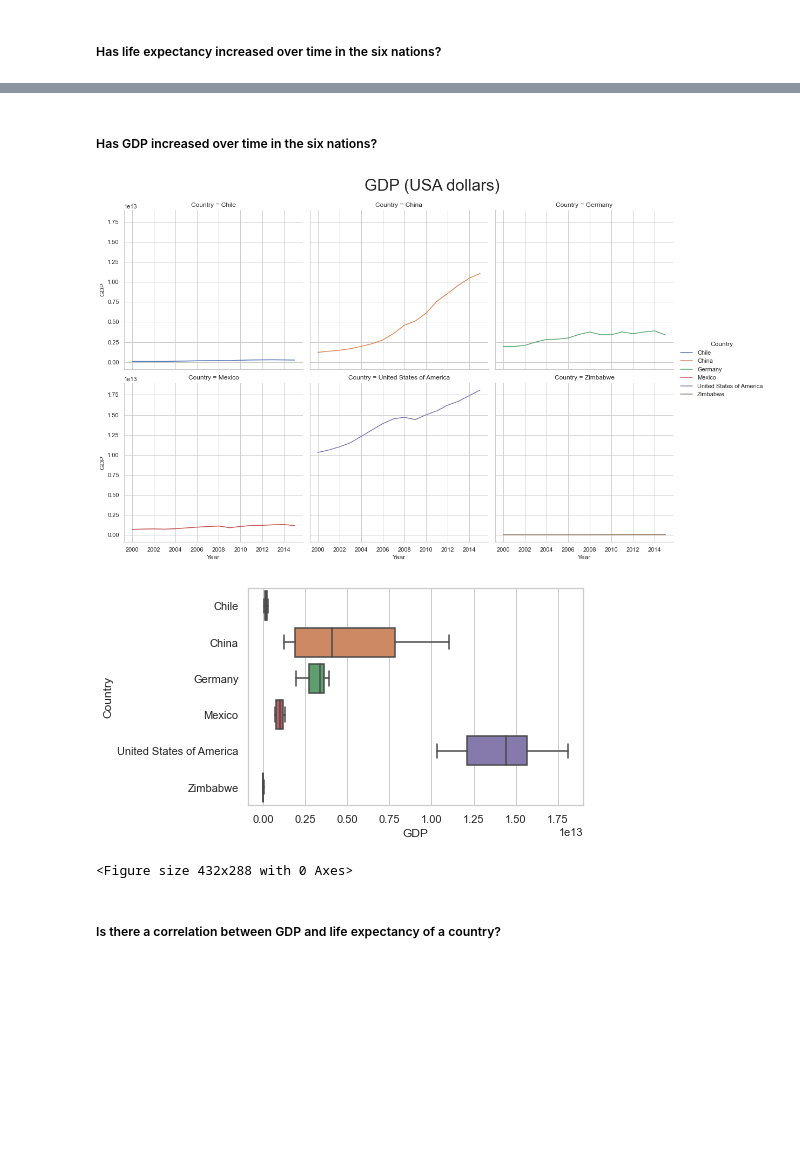
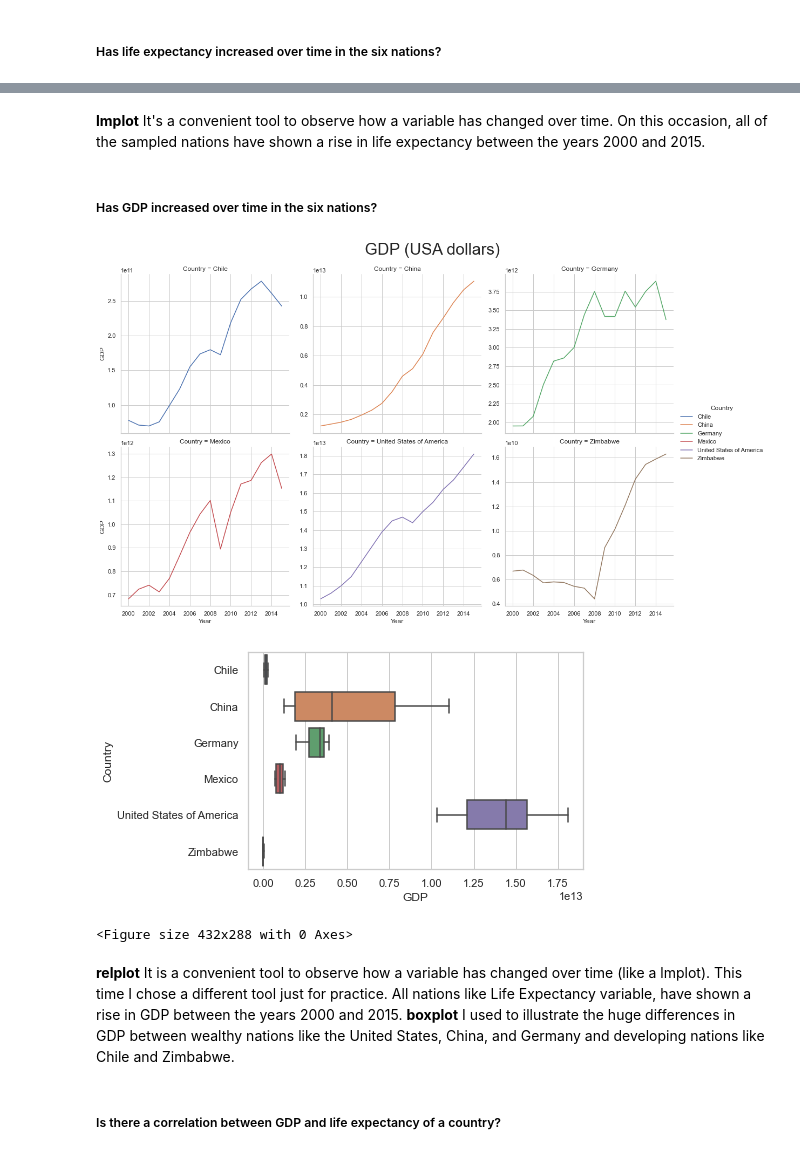
Before and after one commit to JosueLanzarote/Life-Expectancy-and-GDP, a Jupyter notebook: life_expectancy_gdp.ipynb, the cells around one changed output, grey strips where cells are left out. Saved outputs shown, nothing was run; the diff lists cells and outputs as text; code cells hidden in the pictures; blank space fills up the shorter version.

```diff
--- a/life_expectancy_gdp.ipynb
+++ b/life_expectancy_gdp.ipynb
@@ -95,25 +87,30 @@ plt.clf()
 <Figure size 432x288 with 0 Axes>
+# %% [markdown]
+**lmplot** It's a convenient tool to observe how a variable has changed over time. On this occasion, all of the sampled nations have shown a rise in life expectancy between the years 2000 and 2015.
 # %% [markdown]
 ##### Has GDP increased over time in the six nations?
 # %%
 # relplot, all countries GDP plot lines.
 gdp_plots = sns.relplot(
     data=df, x="Year", y="GDP", col="Country" , hue="Country",
-    col_wrap=3, kind='line'
+    col_wrap=3, kind='line', facet_kws={'sharey': False, 'sharex': True},
 )
 gdp_plots.fig.subplots_adjust(top=.9)
 gdp_plots.fig.suptitle('GDP (USA dollars)', fontsize=30)
 plt.show()
 plt.clf()
 
 # boxplot
 gdp_boxplot =sns.boxplot(data=df, x="GDP", y="Country")
 plt.show()
 plt.clf()
 # %% [output]
-[figure, old version]
+[figure, new version]
 [figure]
 <Figure size 432x288 with 0 Axes>
+# %% [markdown]
+**relplot** It is a convenient tool to observe how a variable has changed over time (like a lmplot). This time I chose a different tool just for practice. All nations like Life Expectancy variable, have shown a rise in GDP between the years 2000 and 2015.
+**boxplot** I used to illustrate the huge differences in GDP between wealthy nations like the United States, China, and Germany and developing nations like Chile and Zimbabwe.
 # %% [markdown]
 ##### Is there a correlation between GDP and life expectancy of a country?
 # %%
```
Also changed, not shown: parts of 10 cells of this notebook.
